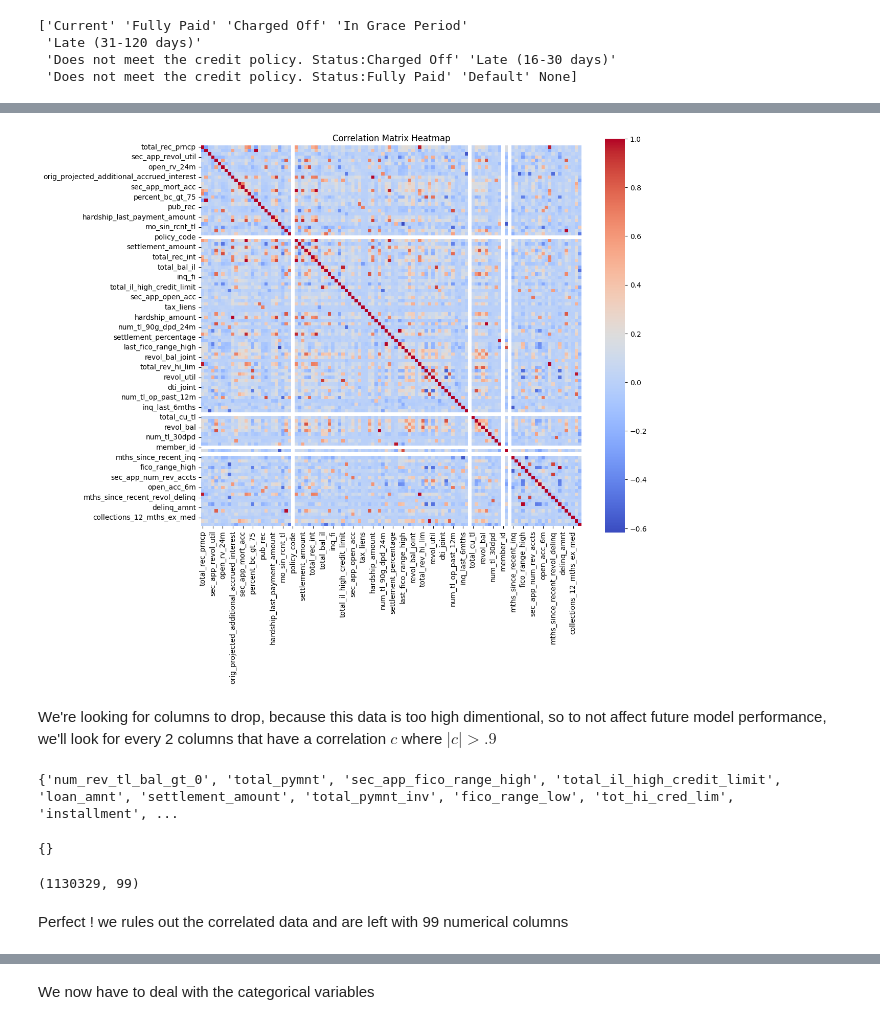
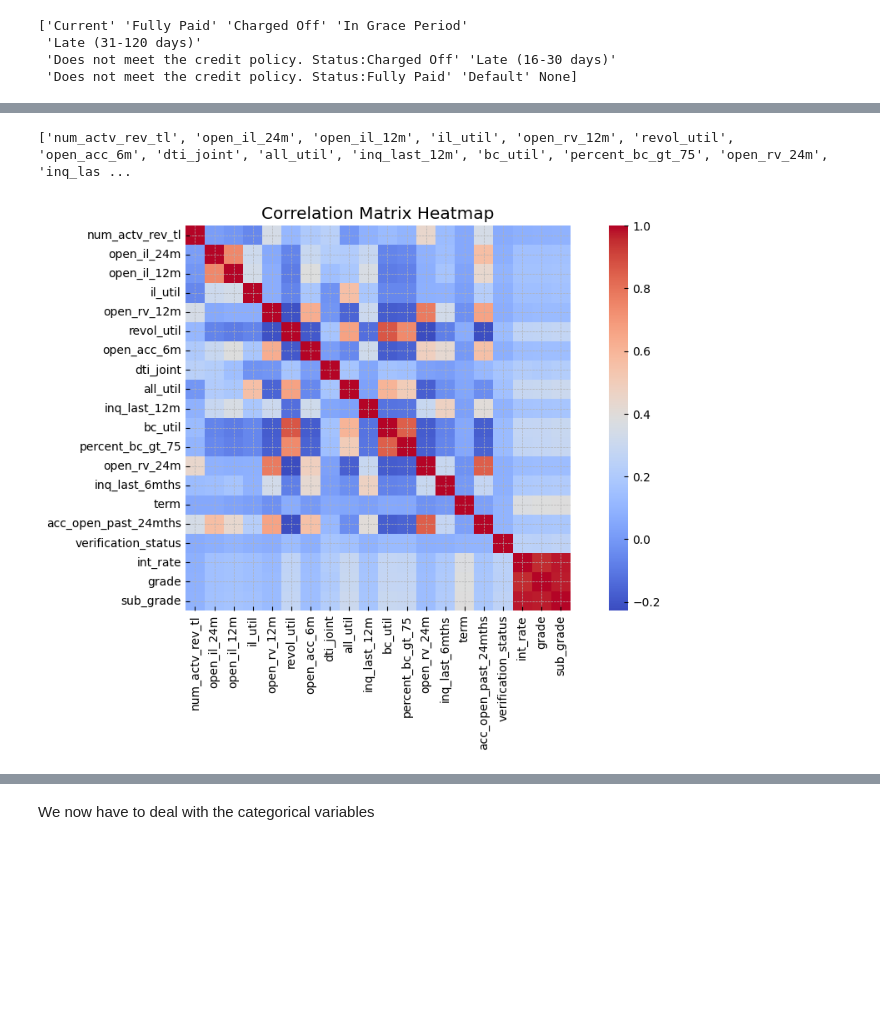
Before and after one commit to Juba-Amr/loan-default-prediction, a Jupyter notebook: notebooks/data_exploration.ipynb, the cells around one changed output, grey strips where cells are left out. Cells and saved outputs as stored; diff of their text form; code cells hidden in the pictures; blank space fills up the shorter version.

```diff
--- a/notebooks/data_exploration.ipynb
+++ b/notebooks/data_exploration.ipynb
@@ -71,12 +72,29 @@ Now what we wanna look for is maybe a correlation in the data, let's check with
 # %%
+data = data_mapping(data)
 sample_data = data[['risk_score','annual_inc']].copy()
-sample_data = sample_data[sample_data['annual_inc'] < 1_000_000]
+sample_data = sample_data[sample_data['annual_inc'] < 250_000]
 
-sample_data['income_bin'] = pd.cut(sample_data['annual_inc'], bins=100)
+sample_data['income_bin'] = pd.cut(sample_data['annual_inc'], bins=25)
 sample_data = (sample_data.drop(labels='annual_inc', axis=1)
                .groupby(by='income_bin')
                .mean()
                )
-sample_data.plot(kind='bar', legend=False, xticks=[])
-plt.xlabel("")
+
+#rolling window for trend line
+sample_data['rolling_avg'] = sample_data['risk_score'].rolling(window=3, center=True).mean()
+
+#for cleaner labels on x axis
+sample_data.index = [f"{int(bin.left/1000)}k-{int(bin.right/1000)}k"
+                    for bin in sample_data.index]
+#plot
+plt.style.use('bmh')
+fig, ax = plt.subplots(figsize=(10,5))
+
+sample_data['risk_score'].plot(kind='bar', alpha=0.6)
+sample_data['rolling_avg'].plot(color='red', linewidth=2)
+
+plt.xticks(rotation=90)
+ax.set_ylabel('Risk Score')
+ax.set_xlabel('Income Bin (from 0 to 250k a year)')
+plt.show()
 # %% [output]
@@ -110,0 +133,4 @@ def correlation_matrix(data):
+# %%
+from config import features_to_drop
+
+data = data.drop(columns=features_to_drop, errors='ignore')
@@ -111,11 +182,22 @@ def correlation_matrix(data):
+# %%
+#we select the 20 most correlated with the target variable
+tmp = list(y)
+tmp.sort()
+
+#we suppose there are no duplicates
+heavy_corr_values = tmp[-20:]
+indexes = [y.index(val) for val in heavy_corr_values]
+heavy_corr_cols = [x[i] for i in indexes]
+
+print(heavy_corr_cols)
+# %% [output]
+['num_actv_rev_tl', 'open_il_24m', 'open_il_12m', 'il_util', 'open_rv_12m', 'revol_util', 'open_acc_6m', 'dti_joint', 'all_util', 'inq_last_12m', 'bc_util', 'percent_bc_gt_75', 'open_rv_24m', 'inq_las ...
 # %%
+corr_matrix = data_encoded[heavy_corr_cols].corr()
 
-_,_,corr_matrix=correlation_matrix(data)
-plt.figure(figsize=(12, 10))
+plt.figure(figsize=(12, 6))
 sns.heatmap(corr_matrix, annot=False, fmt=".2f", cmap='coolwarm', square=True)
 plt.title('Correlation Matrix Heatmap')
 plt.show()
 # %% [output]
-[figure, old version]
+[figure, new version]
-# %% [markdown]
-We're looking for columns to drop, because this data is too high dimentional, so to not affect future model performance, we'll look for every 2 columns that have a correlation $c$ where $|c|> .9$
@@ -133,23 +203,0 @@ def filter_matrix(corr_matrix):
-# %%
-_,num_columns,_ = correlation_matrix(data)
-numeric_data = data[num_columns].copy()
-coef_dict= filter_matrix(corr_matrix)
-temp_set = set()
-for a,b in coef_dict.keys():
-    if a not in temp_set:
-        temp_set.add(a)
-        numeric_data = numeric_data.drop(labels=a, axis=1)
-
-print(temp_set)
-# %% [output]
-{'num_rev_tl_bal_gt_0', 'total_pymnt', 'sec_app_fico_range_high', 'total_il_high_credit_limit', 'loan_amnt', 'settlement_amount', 'total_pymnt_inv', 'fico_range_low', 'tot_hi_cred_lim', 'installment', ...
-# %%
-new_corr_mat = numeric_data.corr()
-new_dict = filter_matrix(new_corr_mat)
-print(new_dict)
-numeric_data.shape
-# %% [output]
-{}
-(1130329, 99)
-# %% [markdown]
-Perfect ! we rules out the correlated data and are left with 99 numerical columns
```
Also changed, not shown: parts of 51 cells of this notebook, 7 other files.
